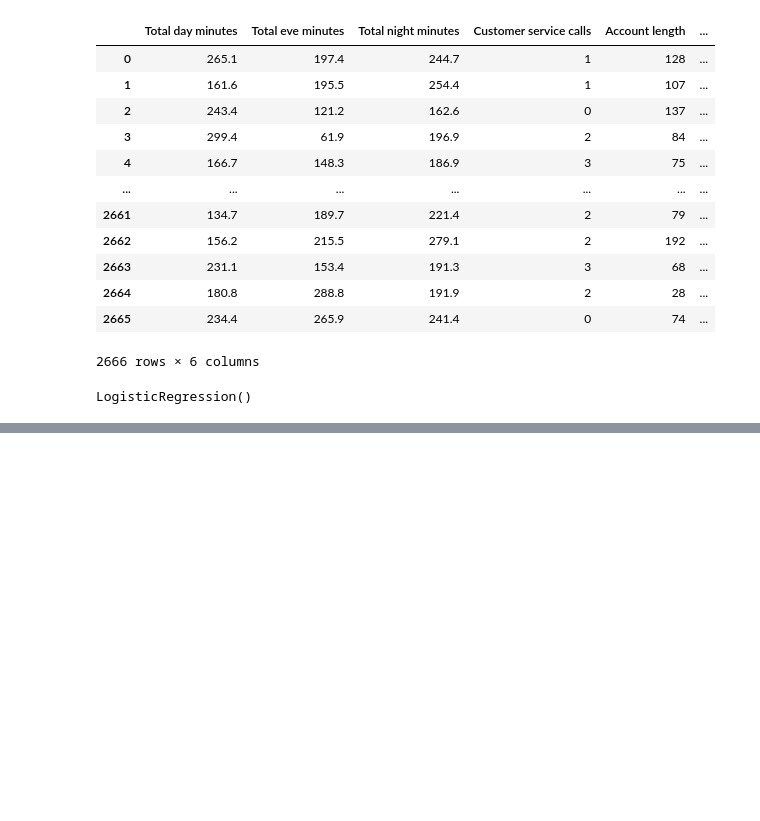
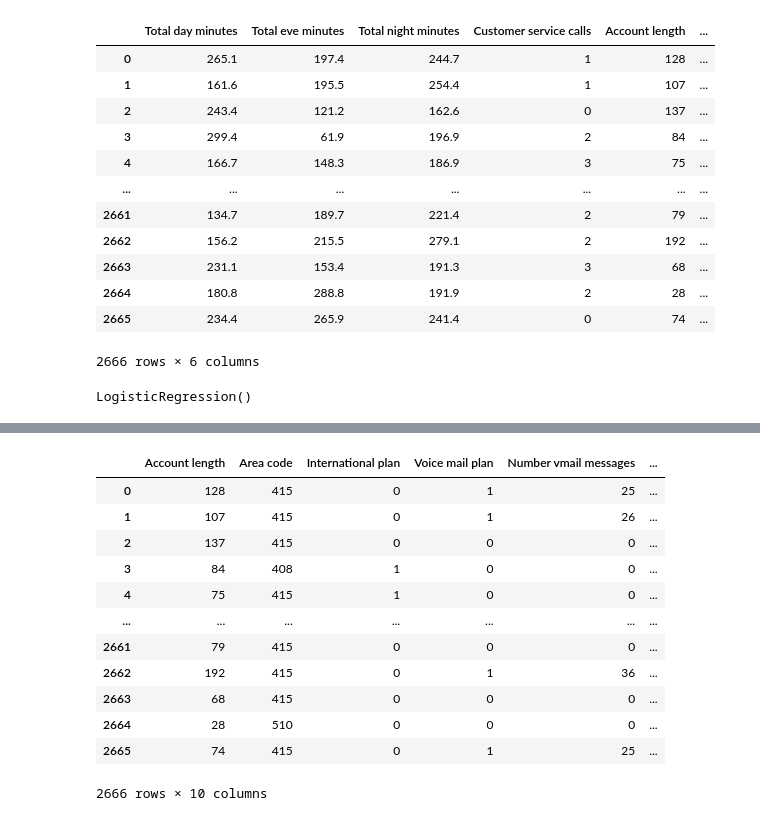
Before and after one commit to chuaqindi/sc1015-miniproject, a Jupyter notebook: logistic_regression.ipynb, the cells around one changed output, grey strips where cells are left out. Saved outputs shown, nothing was run; the diff lists cells and outputs as text; code cells hidden in the pictures; blank space fills up the shorter version.

```diff
--- a/logistic_regression.ipynb
+++ b/logistic_regression.ipynb
@@ -304,0 +305,2 @@ plt.show()
+# %%
+data = pd.read_csv('churn-bigml-80.csv')
@@ -304,0 +316,2 @@ plt.show()
+# %%
+data[['State','Area code','International plan','Voice mail plan','Churn']] = data[['State','Area code','International plan','Voice mail plan','Churn']].astype('category')
@@ -304,0 +341,17 @@ plt.show()
+# %%
+df = pd.DataFrame(data[ ['Account length','Area code','International plan','Voice mail plan','Number vmail messages','Total day minutes','Total eve minutes', 'Total night minutes','Total intl minutes','Customer service calls']])
+df
+# %% [output]
+|  | Account length | Area code | International plan | Voice mail plan | Number vmail messages | ... |
+| 0 | 128 | 415 | 0 | 1 | 25 | ... |
+| 1 | 107 | 415 | 0 | 1 | 26 | ... |
+| 2 | 137 | 415 | 0 | 0 | 0 | ... |
+| 3 | 84 | 408 | 1 | 0 | 0 | ... |
+| 4 | 75 | 415 | 1 | 0 | 0 | ... |
+| ... | ... | ... | ... | ... | ... | ... |
+| 2661 | 79 | 415 | 0 | 0 | 0 | ... |
+| 2662 | 192 | 415 | 0 | 1 | 36 | ... |
+| 2663 | 68 | 415 | 0 | 0 | 0 | ... |
+| 2664 | 28 | 510 | 0 | 0 | 0 | ... |
+| 2665 | 74 | 415 | 0 | 1 | 25 | ... |
+2666 rows × 10 columns
```
Also changed, not shown: parts of 22 cells of this notebook, 1 other file.
